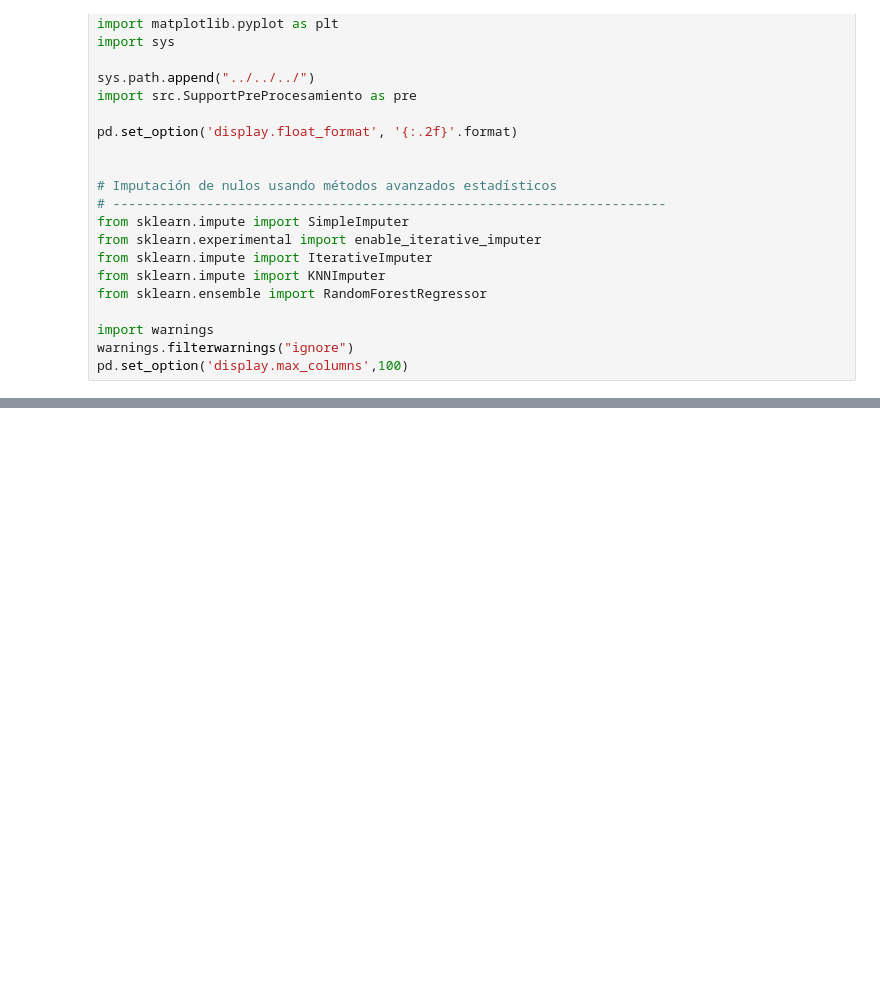
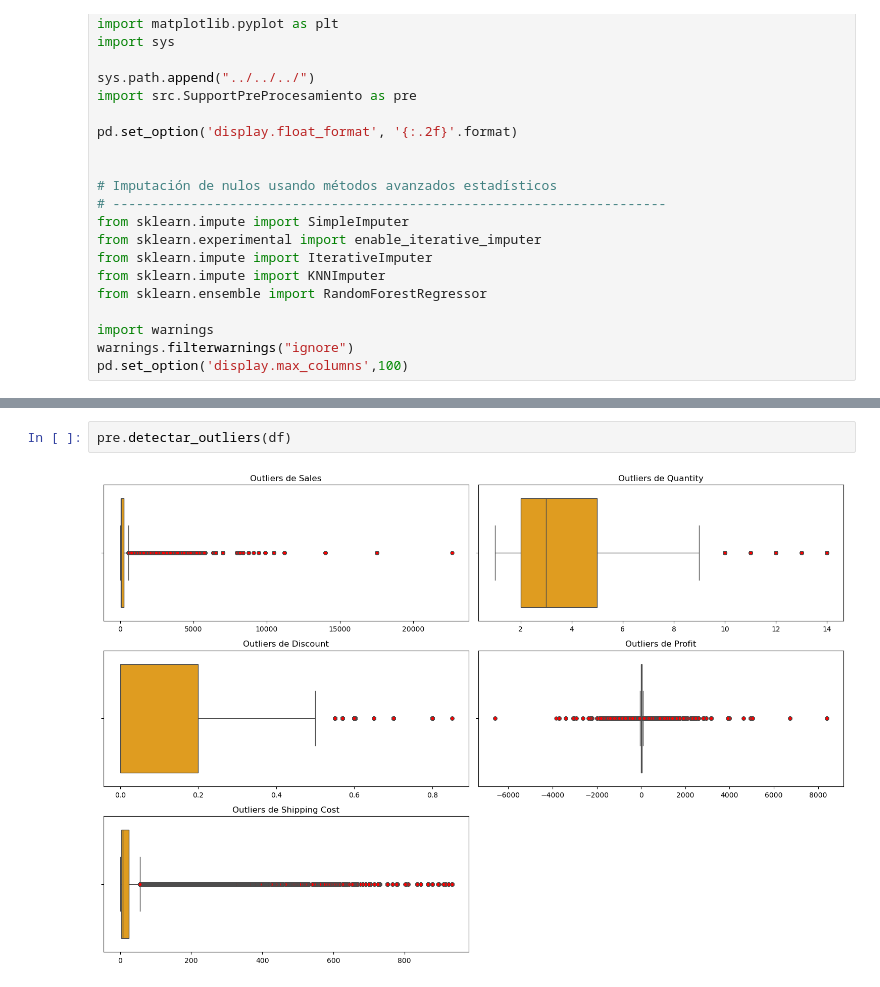
Before and after one commit to apelsito/Proyecto9-Clustering, a Jupyter notebook: jupyter/Modelo 1/02_Regresion_Cluster_1/01_eda_y_preparacion_datos.ipynb, the cells around one changed output, grey strips where cells are left out. Saved outputs shown, nothing was run; the diff lists cells and outputs as text; blank space fills up the shorter version.

```diff
--- a/jupyter/Modelo 1/02_Regresion_Cluster_1/01_eda_y_preparacion_datos.ipynb
+++ b/jupyter/Modelo 1/02_Regresion_Cluster_1/01_eda_y_preparacion_datos.ipynb
@@ -35,0 +134,4 @@ df = pd.read_pickle("../../../datos/02_regresiones/")
+# %%
+pre.detectar_outliers(df)
+# %% [output]
+[figure, added]
```
Also changed, not shown: parts of 23 cells of this notebook, 11 other files.
